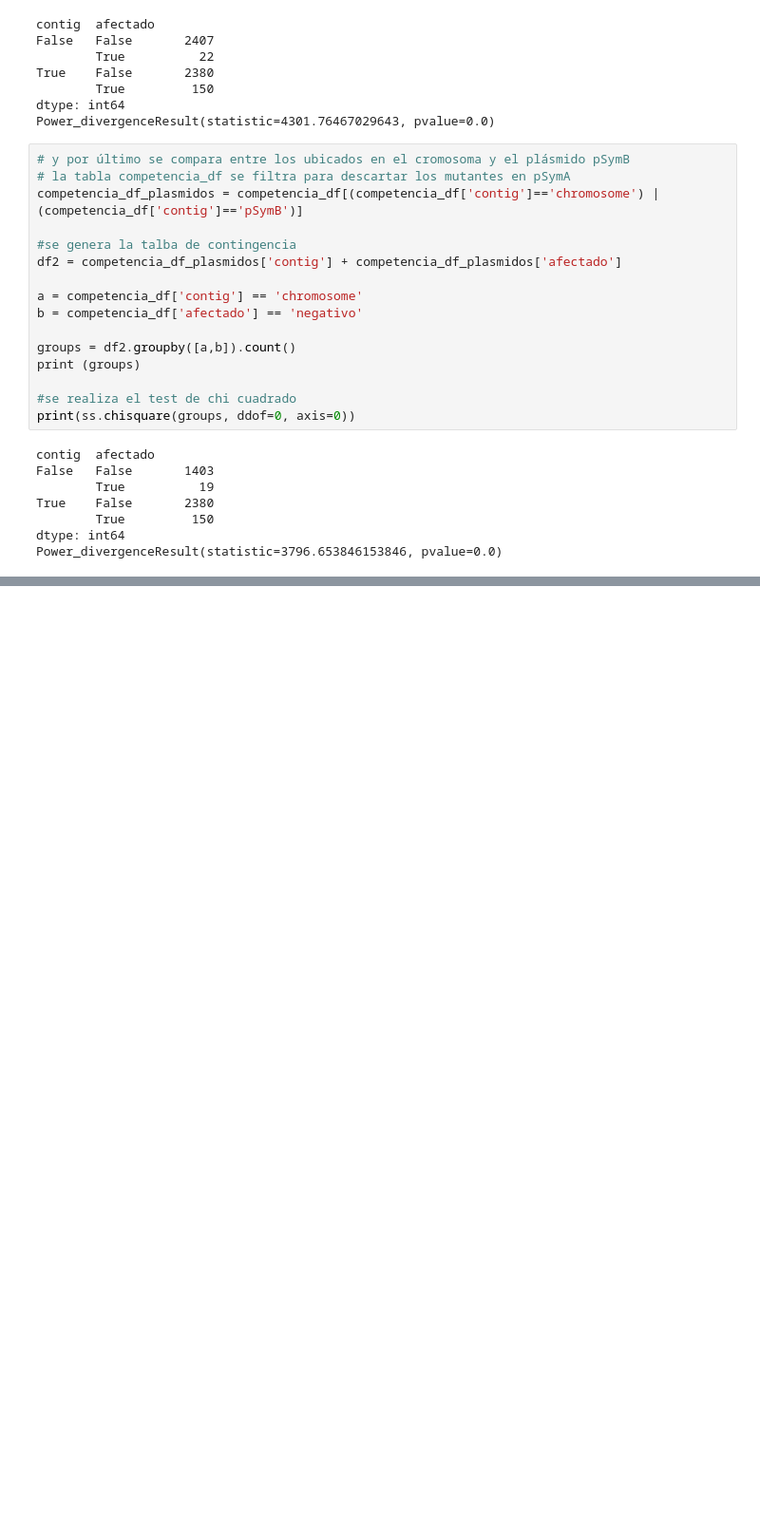
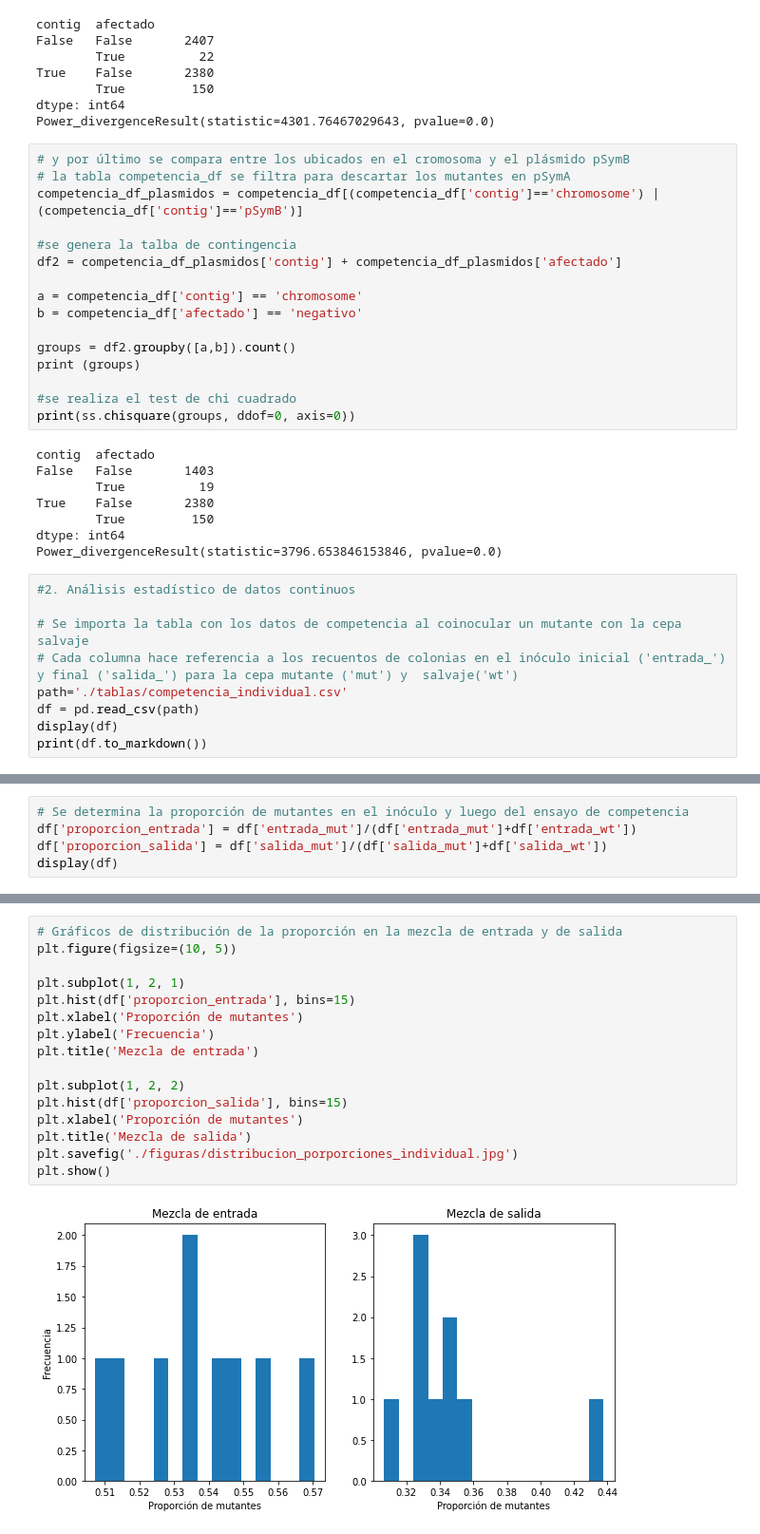
Before and after one commit to EzequielMogro/trabajo_final_mogro, a Jupyter notebook: trabajo_final_mogro.ipynb, the cells around one changed output, grey strips where cells are left out. Shown at 95% size. Saved outputs shown, nothing was run; the diff lists cells and outputs as text; blank space fills up the shorter version.

Commit message:
categoricos y continuos

```diff
--- a/trabajo_final_mogro.ipynb
+++ b/trabajo_final_mogro.ipynb
@@ -90,3 +95,12 @@ True    False       2380
         True         150
 dtype: int64
 Power_divergenceResult(statistic=3796.653846153846, pvalue=0.0)
+# %%
+#2. Análisis estadístico de datos continuos
+
+# Se importa la tabla con los datos de competencia al coinocular un mutante con la cepa salvaje
+# Cada columna hace referencia a los recuentos de colonias en el inóculo inicial ('entrada_') y final ('salida_') para la cepa mutante ('mut') y  salvaje('wt')
+path='./tablas/competencia_individual.csv'
+df = pd.read_csv(path)
+display(df)
+print(df.to_markdown())
@@ -92,0 +129,5 @@ Power_divergenceResult(statistic=3796.653846153846, pvalue=0.0)
+# %%
+# Se determina la proporción de mutantes en el inóculo y luego del ensayo de competencia
+df['proporcion_entrada'] = df['entrada_mut']/(df['entrada_mut']+df['entrada_wt'])
+df['proporcion_salida'] = df['salida_mut']/(df['salida_mut']+df['salida_wt'])
+display(df)
@@ -92,0 +145,18 @@ Power_divergenceResult(statistic=3796.653846153846, pvalue=0.0)
+# %%
+# Gráficos de distribución de la proporción en la mezcla de entrada y de salida
+plt.figure(figsize=(10, 5))
+
+plt.subplot(1, 2, 1)
+plt.hist(df['proporcion_entrada'], bins=15)
+plt.xlabel('Proporción de mutantes')
+plt.ylabel('Frecuencia')
+plt.title('Mezcla de entrada')
+
+plt.subplot(1, 2, 2)
+plt.hist(df['proporcion_salida'], bins=15)
+plt.xlabel('Proporción de mutantes')
+plt.title('Mezcla de salida')
+plt.savefig('./figuras/distribucion_porporciones_individual.jpg')
+plt.show()
+# %% [output]
+[figure, added]
```
Also changed, not shown: parts of 11 cells of this notebook, 4 other files.
